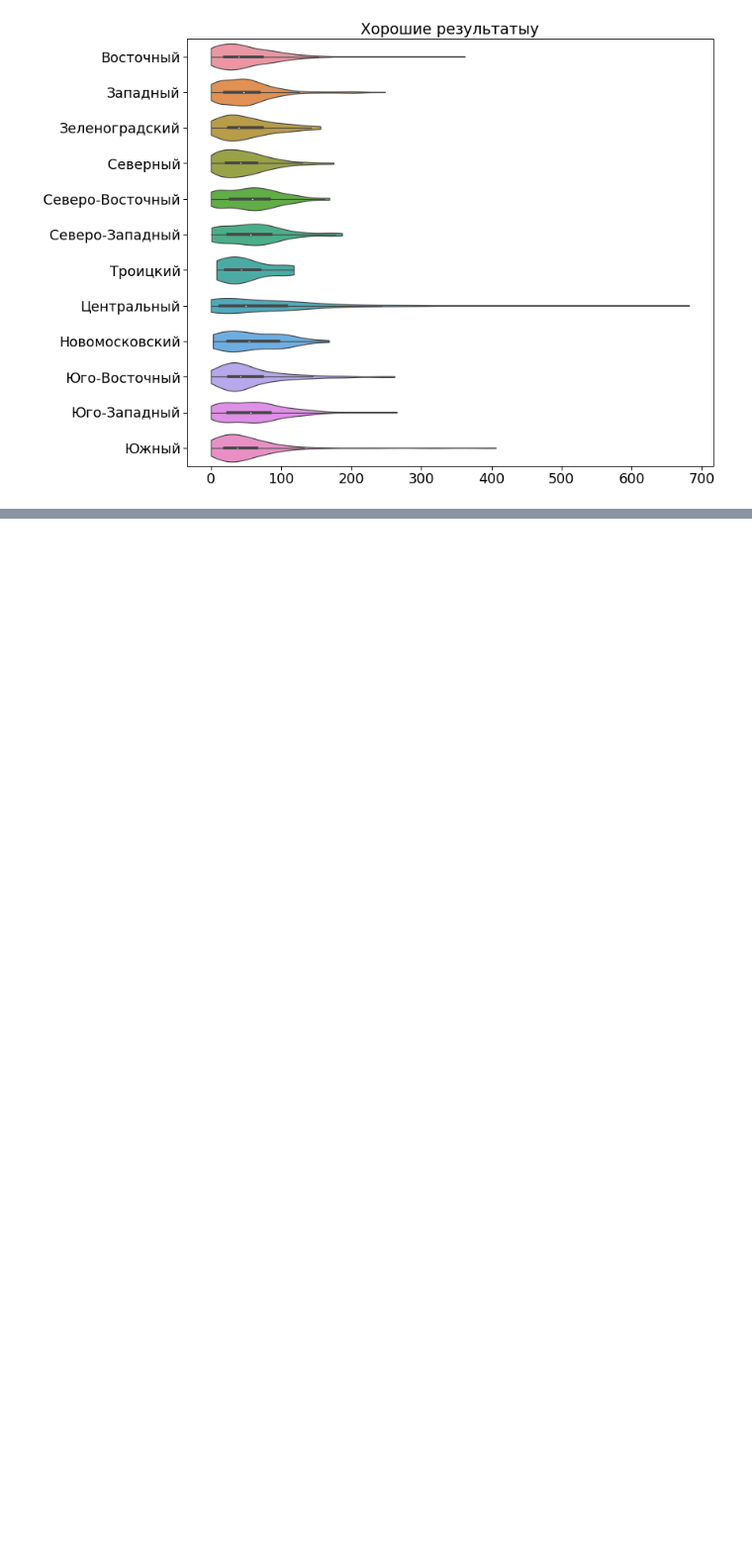
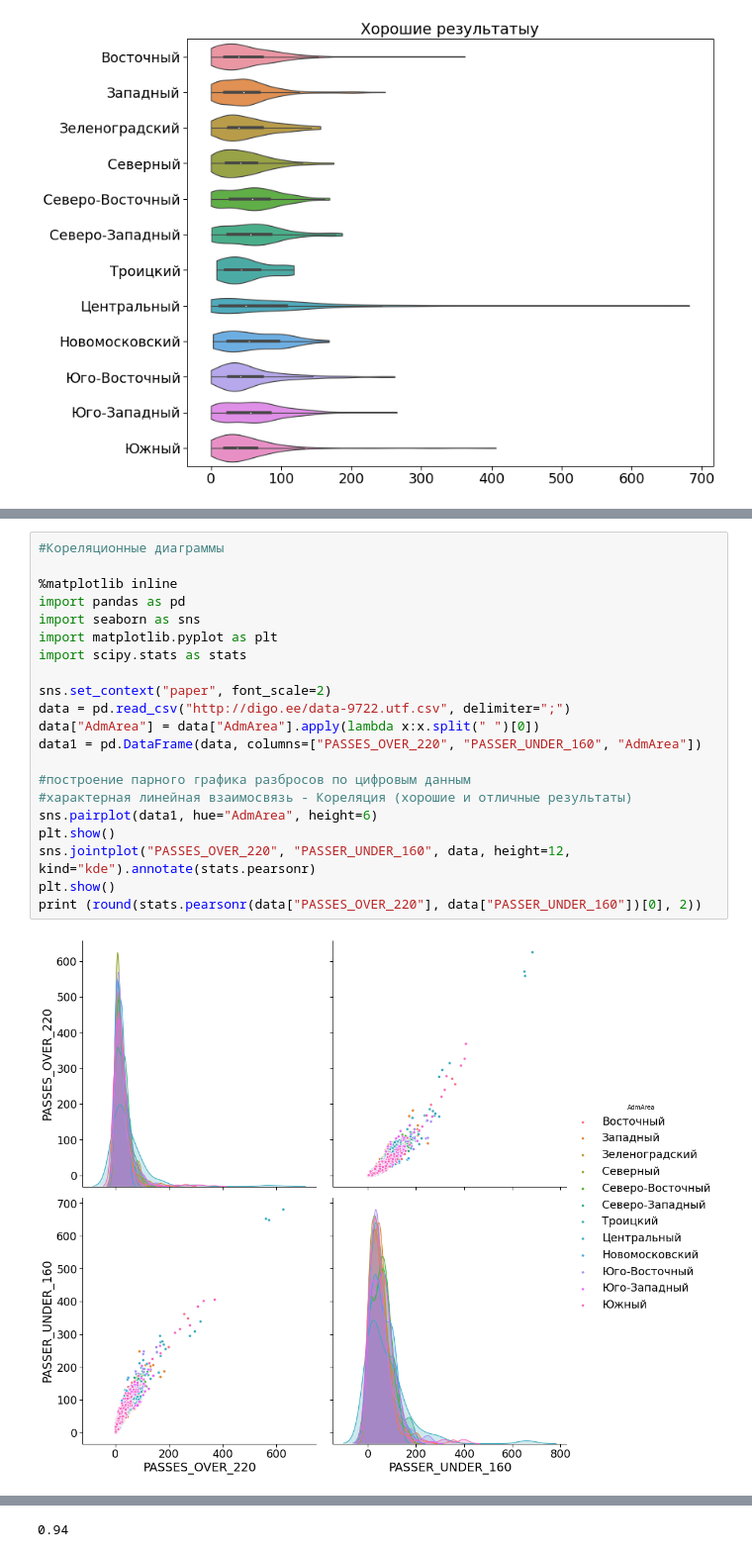
Before and after one commit to visualGravitySense/data-parsing-and-analysing, a Jupyter notebook: dependency visualization.ipynb, the cells around one changed output, grey strips where cells are left out. Shown: that part at 99% size. Cells and saved outputs as stored; diff of their text form; blank space fills up the shorter version.

```diff
--- a/dependency visualization.ipynb
+++ b/dependency visualization.ipynb
@@ -96,0 +83,23 @@ Name: EDU_NAME, dtype: object
+# %%
+#Кореляционные диаграммы
+
+%matplotlib inline
+import pandas as pd
+import seaborn as sns
+import matplotlib.pyplot as plt
+import scipy.stats as stats
+
+sns.set_context("paper", font_scale=2)
+data = pd.read_csv("http://digo.ee/data-9722.utf.csv", delimiter=";")
+data["AdmArea"] = data["AdmArea"].apply(lambda x:x.split(" ")[0])
+data1 = pd.DataFrame(data, columns=["PASSES_OVER_220", "PASSER_UNDER_160", "AdmArea"])
+
+#построение парного графика разбросов по цифровым данным
+#характерная линейная взаимосвязь - Кореляция (хорошие и отличные результаты)
+sns.pairplot(data1, hue="AdmArea", height=6)
+plt.show()
+sns.jointplot("PASSES_OVER_220", "PASSER_UNDER_160", data, height=12, kind="kde").annotate(stats.pearsonr)
+plt.show()
+print (round(stats.pearsonr(data["PASSES_OVER_220"], data["PASSER_UNDER_160"])[0], 2))
+# %% [output]
+[figure, added]
@@ -96,0 +107 @@ Name: EDU_NAME, dtype: object
+0.94
```
Also changed, not shown: parts of 3 cells of this notebook.
